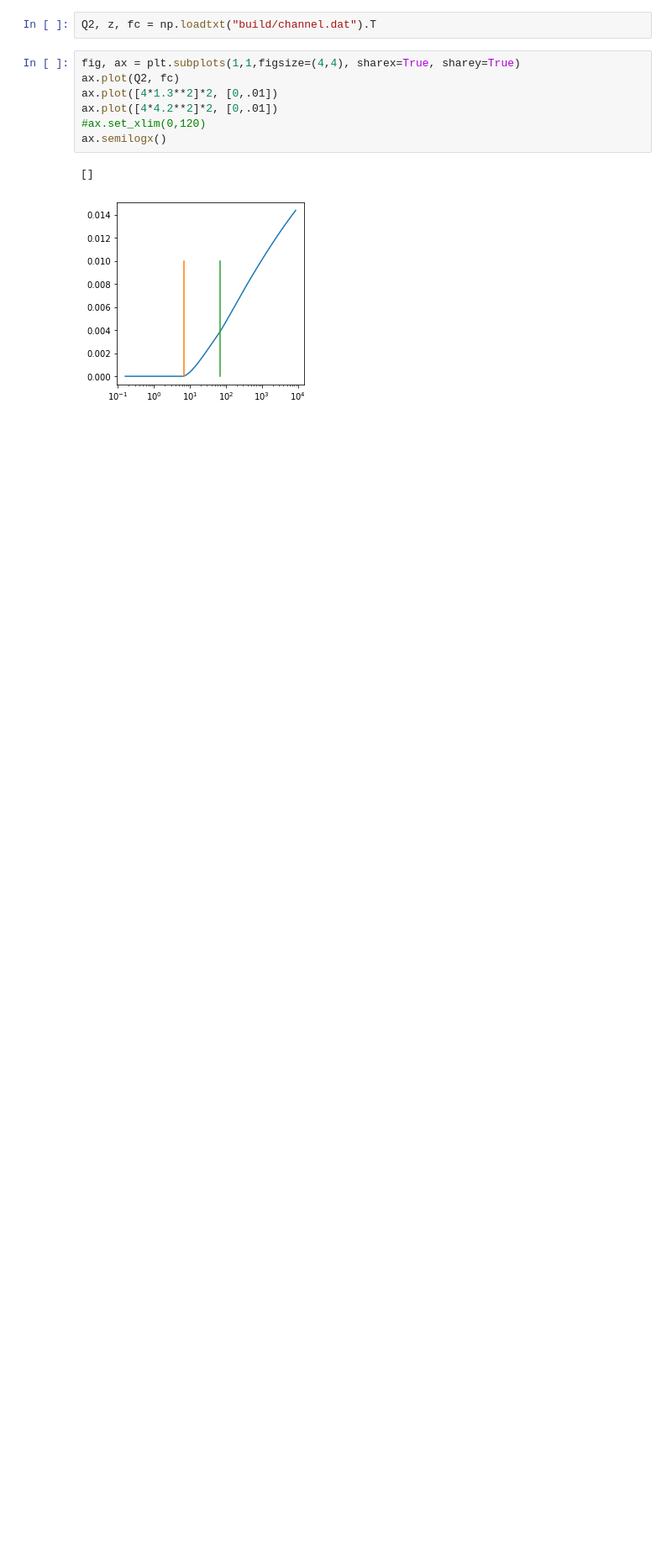
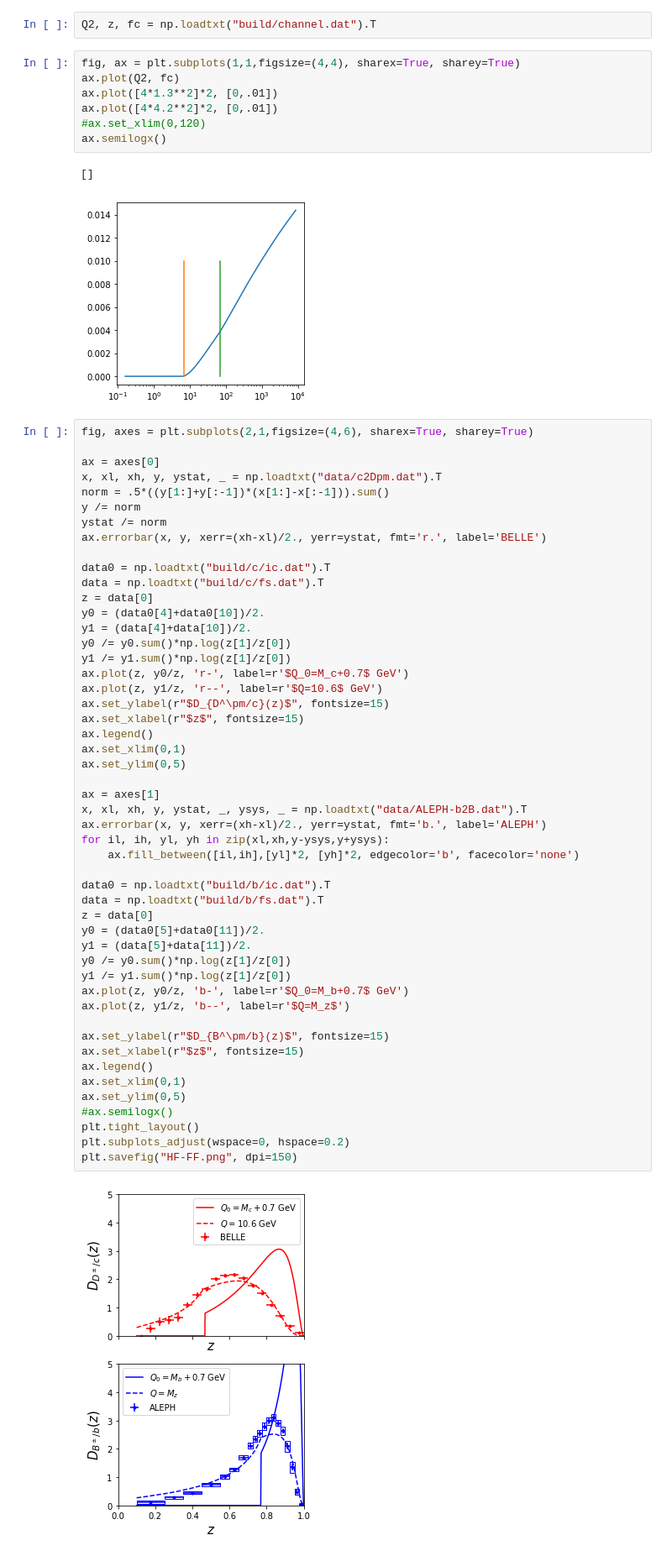
Before and after one commit to keweiyao/QCD-evolution, a Jupyter notebook: Plotting.ipynb, the cells around one changed output. Shown at 84% size. Saved outputs shown, nothing was run; the diff lists cells and outputs as text; blank space fills up the shorter version.

```diff
--- a/Plotting.ipynb
+++ b/Plotting.ipynb
@@ -43,3 +43,55 @@ ax.semilogx()
 # %% [output]
 []
 [figure]
+# %%
+fig, axes = plt.subplots(2,1,figsize=(4,6), sharex=True, sharey=True)
+
+ax = axes[0]
+x, xl, xh, y, ystat, _ = np.loadtxt("data/c2Dpm.dat").T
+norm = .5*((y[1:]+y[:-1])*(x[1:]-x[:-1])).sum()
+y /= norm
+ystat /= norm
+ax.errorbar(x, y, xerr=(xh-xl)/2., yerr=ystat, fmt='r.', label='BELLE')
+
+data0 = np.loadtxt("build/c/ic.dat").T
+data = np.loadtxt("build/c/fs.dat").T
+z = data[0]
+y0 = (data0[4]+data0[10])/2.
+y1 = (data[4]+data[10])/2.
+y0 /= y0.sum()*np.log(z[1]/z[0])
+y1 /= y1.sum()*np.log(z[1]/z[0])
+ax.plot(z, y0/z, 'r-', label=r'$Q_0=M_c+0.7$ GeV')
+ax.plot(z, y1/z, 'r--', label=r'$Q=10.6$ GeV')
+ax.set_ylabel(r"$D_{D^\pm/c}(z)$", fontsize=15)
+ax.set_xlabel(r"$z$", fontsize=15)
+ax.legend()
+ax.set_xlim(0,1)
+ax.set_ylim(0,5)
+
+ax = axes[1]
+x, xl, xh, y, ystat, _, ysys, _ = np.loadtxt("data/ALEPH-b2B.dat").T
+ax.errorbar(x, y, xerr=(xh-xl)/2., yerr=ystat, fmt='b.', label='ALEPH')
+for il, ih, yl, yh in zip(xl,xh,y-ysys,y+ysys):
+    ax.fill_between([il,ih],[yl]*2, [yh]*2, edgecolor='b', facecolor='none')
+
+data0 = np.loadtxt("build/b/ic.dat").T
+data = np.loadtxt("build/b/fs.dat").T
+z = data[0]
+y0 = (data0[5]+data0[11])/2.
+y1 = (data[5]+data[11])/2.
+y0 /= y0.sum()*np.log(z[1]/z[0])
+y1 /= y1.sum()*np.log(z[1]/z[0])
+ax.plot(z, y0/z, 'b-', label=r'$Q_0=M_b+0.7$ GeV')
+ax.plot(z, y1/z, 'b--', label=r'$Q=M_z$')
+
+ax.set_ylabel(r"$D_{B^\pm/b}(z)$", fontsize=15)
+ax.set_xlabel(r"$z$", fontsize=15)
+ax.legend()
+ax.set_xlim(0,1)
+ax.set_ylim(0,5)
+#ax.semilogx()
+plt.tight_layout()
+plt.subplots_adjust(wspace=0, hspace=0.2)
+plt.savefig("HF-FF.png", dpi=150)
+# %% [output]
+[figure, added]
```
Also changed, not shown: parts of 2 cells of this notebook, 10 other files.
